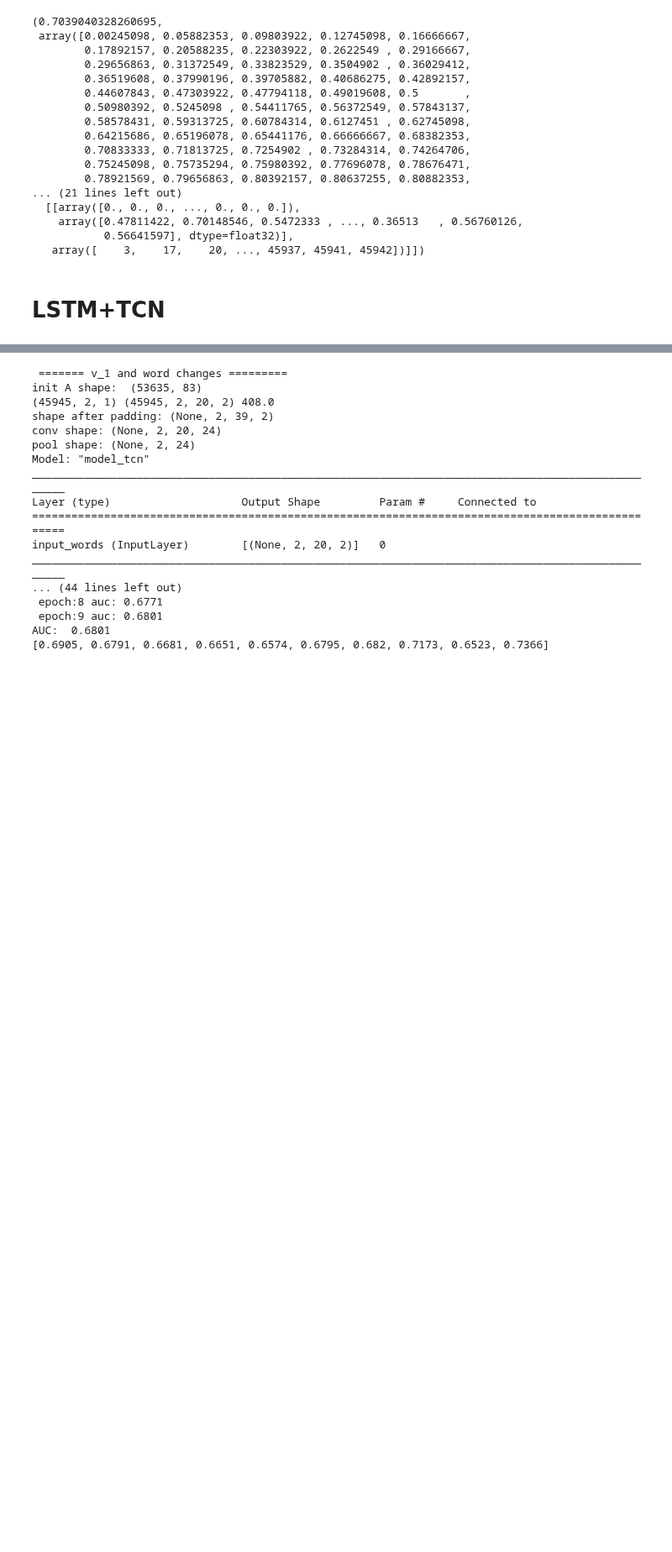
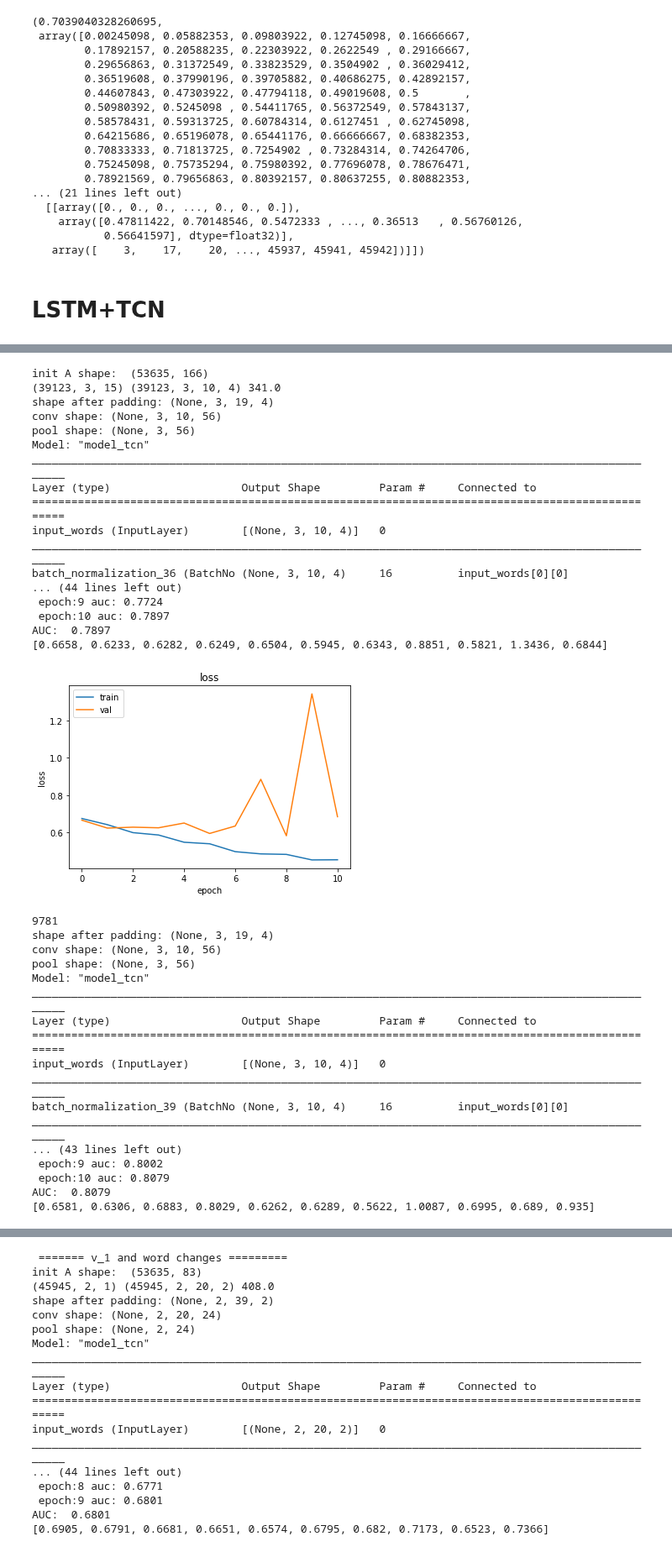
Before and after one commit to pepperamy/tenK_phase2, a Jupyter notebook: 104_of_10k_featureselection_cnnlstm_fl.ipynb, the cells around one changed output, grey strips where cells are left out. Shown at 84% size. Drawn from its saved outputs; the diff is of its cells as text; code cells hidden in the pictures; blank space fills up the shorter version.

```diff
--- a/104_of_10k_featureselection_cnnlstm_fl.ipynb
+++ b/104_of_10k_featureselection_cnnlstm_fl.ipynb
@@ -1751,0 +1834,46 @@ AUC:  0.5859
+# %%
+w = 3
+perf_cols =  v_1 + v_perf
+words_cols = selected_new_all_sorted
+label = 'label'
+h3 = cross_val( df_fl, 'label', \
+          perf_cols,\
+          words_cols, \
+          'model_tcn_w3',w, \
+          filters = 56)
+# %% [output]
+init A shape:  (53635, 166)
+(39123, 3, 15) (39123, 3, 10, 4) 341.0
+shape after padding: (None, 3, 19, 4)
+conv shape: (None, 3, 10, 56)
+pool shape: (None, 3, 56)
+Model: "model_tcn"
+__________________________________________________________________________________________________
+Layer (type)                    Output Shape         Param #     Connected to
+==================================================================================================
+input_words (InputLayer)        [(None, 3, 10, 4)]   0
+__________________________________________________________________________________________________
+batch_normalization_36 (BatchNo (None, 3, 10, 4)     16          input_words[0][0]
+... (44 lines left out)
+ epoch:9 auc: 0.7724
+ epoch:10 auc: 0.7897
+AUC:  0.7897
+[0.6658, 0.6233, 0.6282, 0.6249, 0.6504, 0.5945, 0.6343, 0.8851, 0.5821, 1.3436, 0.6844]
+[figure, added]
+9781
+shape after padding: (None, 3, 19, 4)
+conv shape: (None, 3, 10, 56)
+pool shape: (None, 3, 56)
+Model: "model_tcn"
+__________________________________________________________________________________________________
+Layer (type)                    Output Shape         Param #     Connected to
+==================================================================================================
+input_words (InputLayer)        [(None, 3, 10, 4)]   0
+__________________________________________________________________________________________________
+batch_normalization_39 (BatchNo (None, 3, 10, 4)     16          input_words[0][0]
+__________________________________________________________________________________________________
+... (43 lines left out)
+ epoch:9 auc: 0.8002
+ epoch:10 auc: 0.8079
+AUC:  0.8079
+[0.6581, 0.6306, 0.6883, 0.8029, 0.6262, 0.6289, 0.5622, 1.0087, 0.6995, 0.689, 0.935]
```
Also changed, not shown: parts of 10 cells of this notebook.
